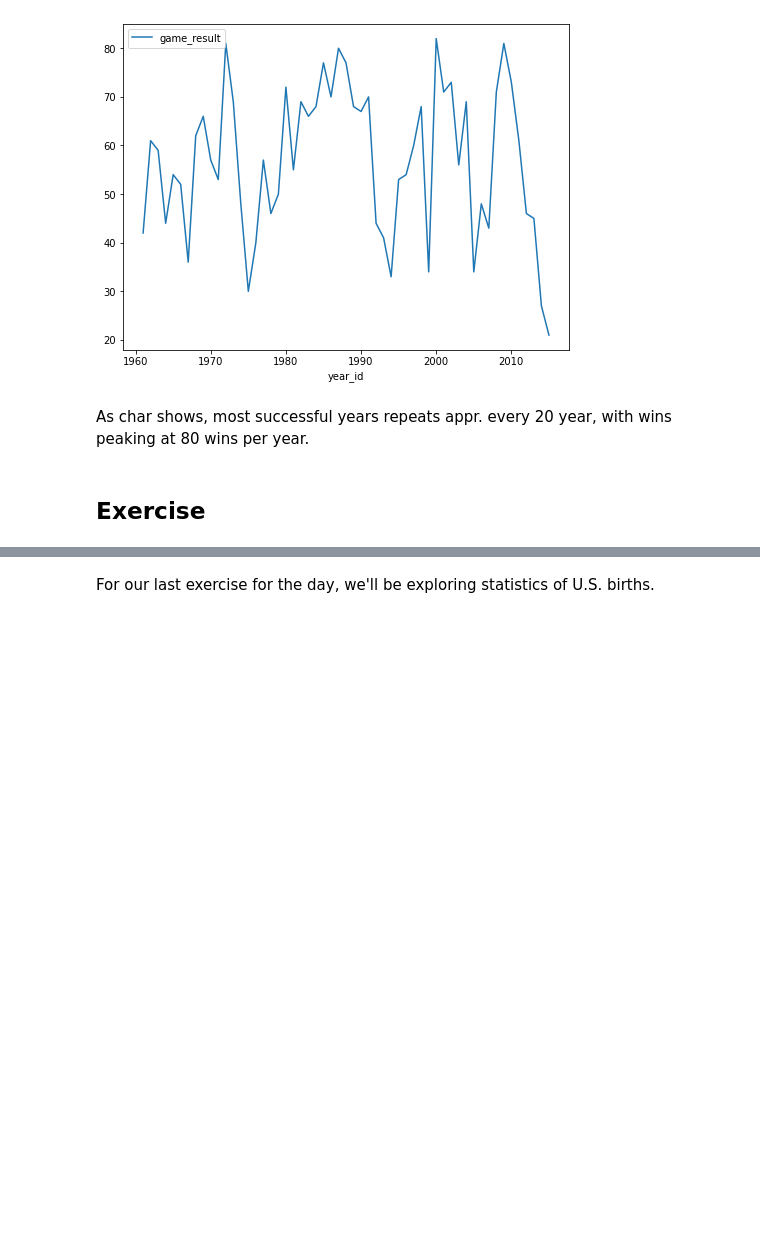
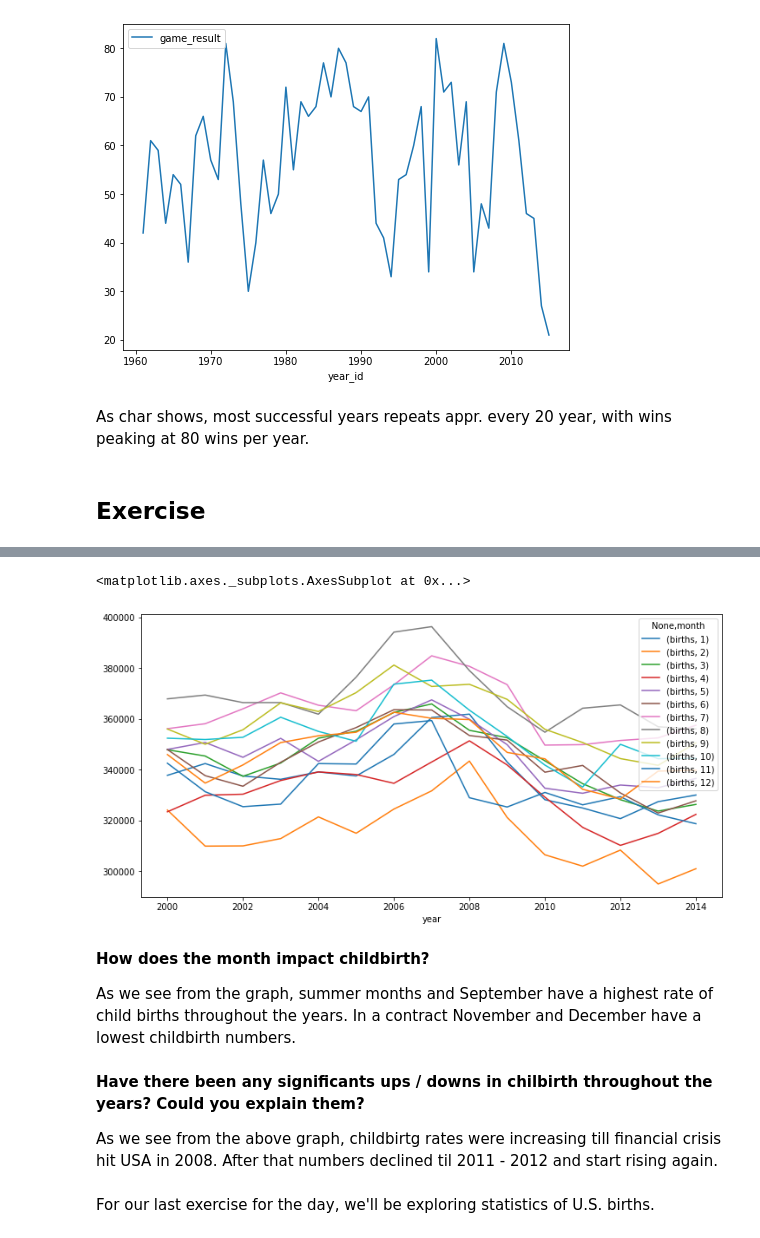
Before and after one commit to tomwrx/Data-Science-and-AI, a Jupyter notebook: Demo_subproject.ipynb, the cells around one changed output, grey strips where cells are left out. Saved outputs shown, nothing was run; the diff lists cells and outputs as text; code cells hidden in the pictures; blank space fills up the shorter version.

```diff
--- a/Demo_subproject.ipynb
+++ b/Demo_subproject.ipynb
@@ -347,3 +347,6 @@ LAL_grouped.plot(kind = 'line', figsize = (8, 6))
 As char shows, most successful years repeats appr. every 20 year, with wins peaking at 80 wins per year.
 # %% [markdown]
 ## Exercise
+# %%
+df = pd.read_csv('https://raw.githubusercontent.com/fivethirtyeight/data/master/births/US_births_2000-2014_SSA.csv')
+df.head()
@@ -349,0 +360,3 @@ As char shows, most successful years repeats appr. every 20 year, with wins peak
+# %%
+grouped = df.groupby([df['year'], df['month']]).agg({'births': sum})
+grouped.head()
@@ -350,2 +371,17 @@ As char shows, most successful years repeats appr. every 20 year, with wins peak
+# %%
+g = grouped.unstack()
+# %%
+g.plot(kind = 'line', figsize = (12, 6))
+# %% [output]
+<matplotlib.axes._subplots.AxesSubplot at 0x...>
+[figure, added]
+# %% [markdown]
+**How does the month impact childbirth?**
+
+As we see from the graph, summer months and September have a highest rate of child births throughout the years. In a contract November and December have a  lowest childbirth numbers.
+# %% [markdown]
+**Have there been any significants ups / downs in chilbirth throughout the years? Could you explain them?**
+
+As we see from the above graph, childbirtg rates were increasing till financial crisis hit USA in 2008. After that numbers declined til 2011 - 2012 and start rising again.
 # %% [markdown]
 For our last exercise for the day, we'll be exploring statistics of U.S. births.
```
Also changed, not shown: parts of 5 cells of this notebook.
